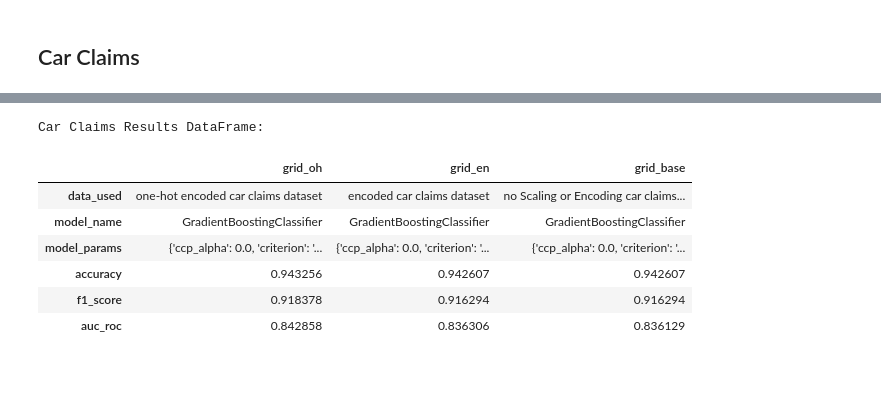
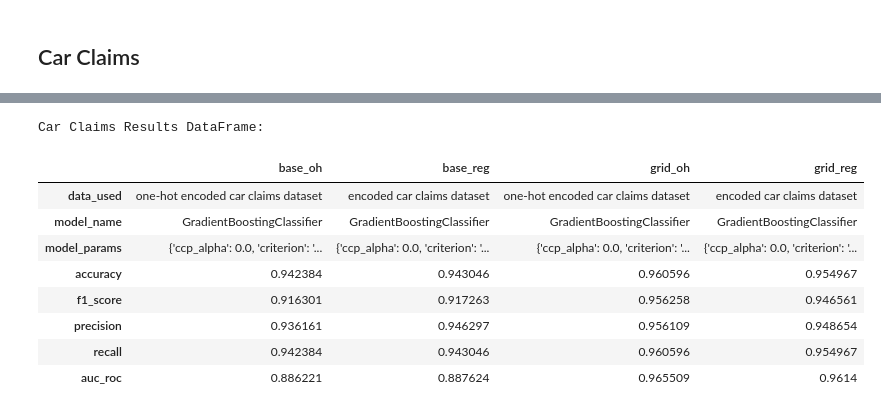
Before and after one commit to jtvon/799S-Data-Science-Capstone, a Jupyter notebook: Week-9-jupyter-notebook.ipynb, the cells around one changed output, grey strips where cells are left out. Drawn from its saved outputs; the diff is of its cells as text; code cells hidden in the pictures; blank space fills up the shorter version.

```diff
--- a/Week-9-jupyter-notebook.ipynb
+++ b/Week-9-jupyter-notebook.ipynb
@@ -149,0 +111,4 @@ X_train_car, X_test_car, y_train_car, y_test_car, df_car = load_and_split_data(
+# %%
+# Load the cleaned datasets
+df_ins = pd.read_csv(r'C:\Users\JT von Seggern\DS Masters Repos\799S-Data-Science-Capstone\data\insurance_claims_cleaned.csv')
+df_car = pd.read_csv(r'C:\Users\JT von Seggern\DS Masters Repos\799S-Data-Science-Capstone\data\carclaims_cleaned.csv')
@@ -243,13 +223,16 @@ def classifier_model(data_used, model_class, X_train, y_train, X_test, y_test, *
     print(classification_report(y_test, y_pred, output_dict=False))
     print("\n")
 
-    # Calculate accuracy
+    # Calculate accuracy, f1, precision, and recall
     accuracy = accuracy_score(y_test, y_pred)
+    f1 = f1_score(y_test, y_pred, average='weighted')
+    precision = precision_score(y_test, y_pred, average='weighted')
+    recall = recall_score(y_test, y_pred, average='weighted')
+
     print(f"{clf_name} Accuracy: {accuracy:.2f}")
-
-    # Calculate f1 score
-    f1 = f1_score(y_test, y_pred, average='weighted')
     print(f"{clf_name} F1 score: {f1:.2f}")
+    print(f"{clf_name} Precision: {precision:.2f}")
+    print(f"{clf_name} Recall: {recall:.2f}")
 
     # Calculate ROC-AUC if binary classification
     if len(model.classes_) == 2:
@@ -285,6 +268,8 @@ def classifier_model(data_used, model_class, X_train, y_train, X_test, y_test, *
         'model_params': model.get_params(),
         'accuracy': accuracy,
         'f1_score': f1,
+        'precision': precision,
+        'recall': recall,
         'auc_roc': roc_auc if len(model.classes_) == 2 else None
     }
 
@@ -471,8 +479,13 @@ car_oh_param_grid = {
     'max_depth': [3,5,7,9,11]
 }
 
-grid_best_params_car_oh, grid_cv_score_car_oh = gridsearchcv(
-    GradientBoostingClassifier, X_train_car_oh, y_train_car_oh, param_dict=car_oh_param_grid, random_state=random_state, scoring='recall', cv=5)
+grid_best_params_car_oh, grid_cv_score_car_oh = gridsearchcv(GradientBoostingClassifier,
+                                                             X_train_car_oh_reg,
+                                                             y_train_car_oh_reg,
+                                                             param_dict=car_oh_param_grid,
+                                                             random_state=random_state,
+                                                             scoring='recall',
+                                                             cv=5)
 # %% [output]
 Search Results (Top 5):
 
@@ -488,13 +501,18 @@ Best CV Score: 0.0998
 # %%
 # Run Gridsearch on the car claims dataset with regularized encoding
-car_en_param_grid = {
+car_reg_param_grid = {
     'learning_rate': [.01, .05, .1, .2, .3],
     'n_estimators': [100, 200, 300, 400, 500],
     'max_depth': [3,5,7,9,11]
 }
 
-grid_best_params_car_en, grid_cv_score_car_en = gridsearchcv(
-    GradientBoostingClassifier, X_train_car_en, y_train_car_en, param_dict=car_en_param_grid, random_state=random_state, scoring='recall', cv=5)
+grid_best_params_car_reg, grid_cv_score_car_reg = gridsearchcv(GradientBoostingClassifier,
+                                                             X_train_car_reg,
+                                                             y_train_car_reg,
+                                                             param_dict=car_reg_param_grid,
+                                                             random_state=random_state,
+                                                             scoring='recall',
+                                                             cv=5)
 # %% [output]
 Search Results (Top 5):
 
@@ -617,20 +646,23 @@ GradientBoostingClassifier ROC-AUC: 0.84
 # %%
 # DataFrame of the Car Claims results
 df_car_results = pd.DataFrame({
-    'grid_oh': base_car_oh_results,
-    'grid_en': base_car_en_results,
-    'grid_base': grid_car_results
+    'base_oh': base_car_oh_results,
+    'base_reg': base_car_reg_results,
+    'grid_oh': grid_car_oh_results,
+    'grid_reg': grid_car_reg_results
 })
 
 # Print the results DataFrame
 print("\nCar Claims Results DataFrame:\n")
 df_car_results
 # %% [output]
 Car Claims Results DataFrame:
-|  | grid_oh | grid_en | grid_base |
-| data_used | one-hot encoded car claims dataset | encoded car claims dataset | no Scaling or Encoding car claims... |
-| model_name | GradientBoostingClassifier | GradientBoostingClassifier | GradientBoostingClassifier |
-| model_params | {'ccp_alpha': 0.0, 'criterion': '... | {'ccp_alpha': 0.0, 'criterion': '... | {'ccp_alpha': 0.0, 'criterion': '... |
-| accuracy | 0.943256 | 0.942607 | 0.942607 |
-| f1_score | 0.918378 | 0.916294 | 0.916294 |
-| auc_roc | 0.842858 | 0.836306 | 0.836129 |
+|  | base_oh | base_reg | grid_oh | grid_reg |
+| data_used | one-hot encoded car claims dataset | encoded car claims dataset | one-hot encoded car claims dataset | encoded car claims dataset |
+| model_name | GradientBoostingClassifier | GradientBoostingClassifier | GradientBoostingClassifier | GradientBoostingClassifier |
+| model_params | {'ccp_alpha': 0.0, 'criterion': '... | {'ccp_alpha': 0.0, 'criterion': '... | {'ccp_alpha': 0.0, 'criterion': '... | {'ccp_alpha': 0.0, 'criterion': '... |
+| accuracy | 0.942384 | 0.943046 | 0.960596 | 0.954967 |
+| f1_score | 0.916301 | 0.917263 | 0.956258 | 0.946561 |
+| precision | 0.936161 | 0.946297 | 0.956109 | 0.948654 |
+| recall | 0.942384 | 0.943046 | 0.960596 | 0.954967 |
+| auc_roc | 0.886221 | 0.887624 | 0.965509 | 0.9614 |
```
Also changed, not shown: parts of 16 cells of this notebook, 9 other files.
